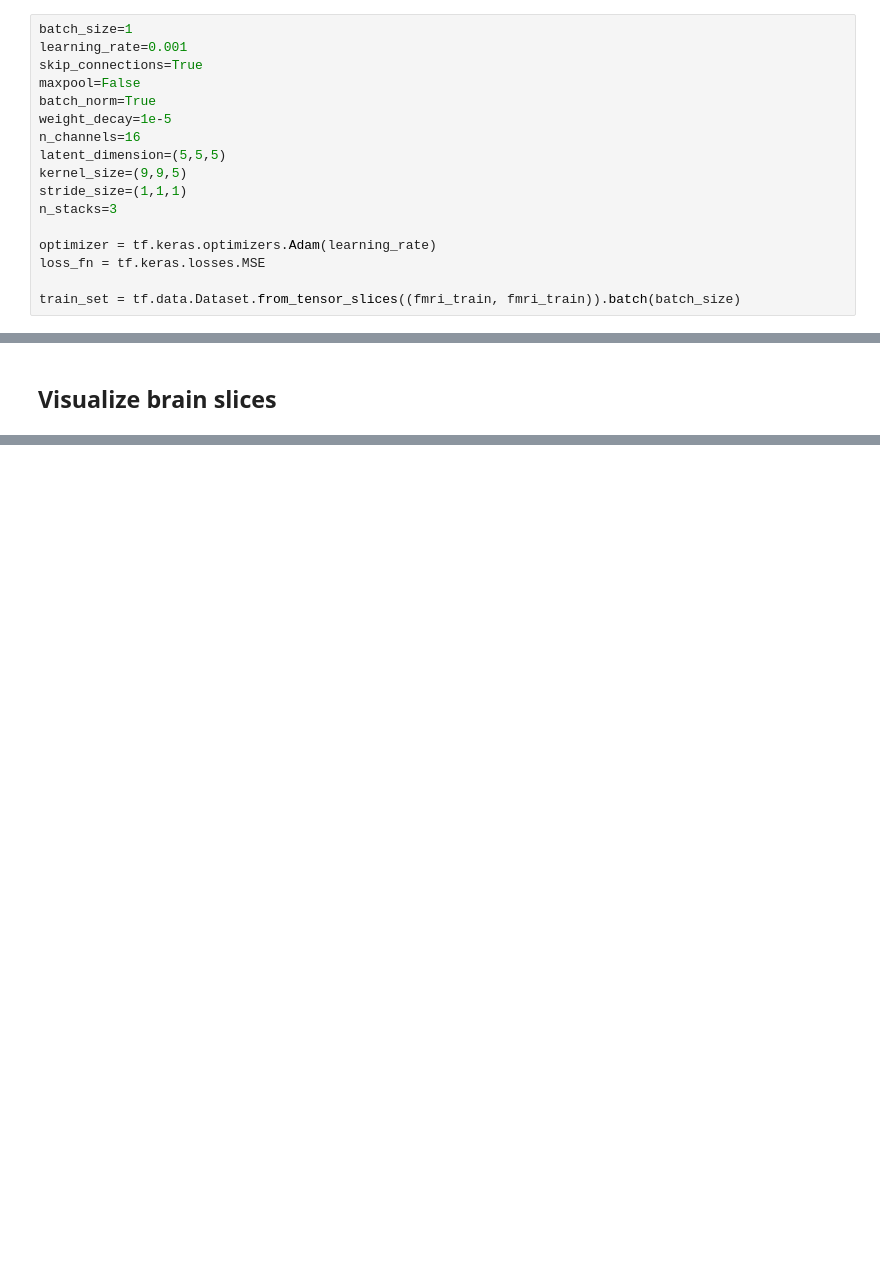
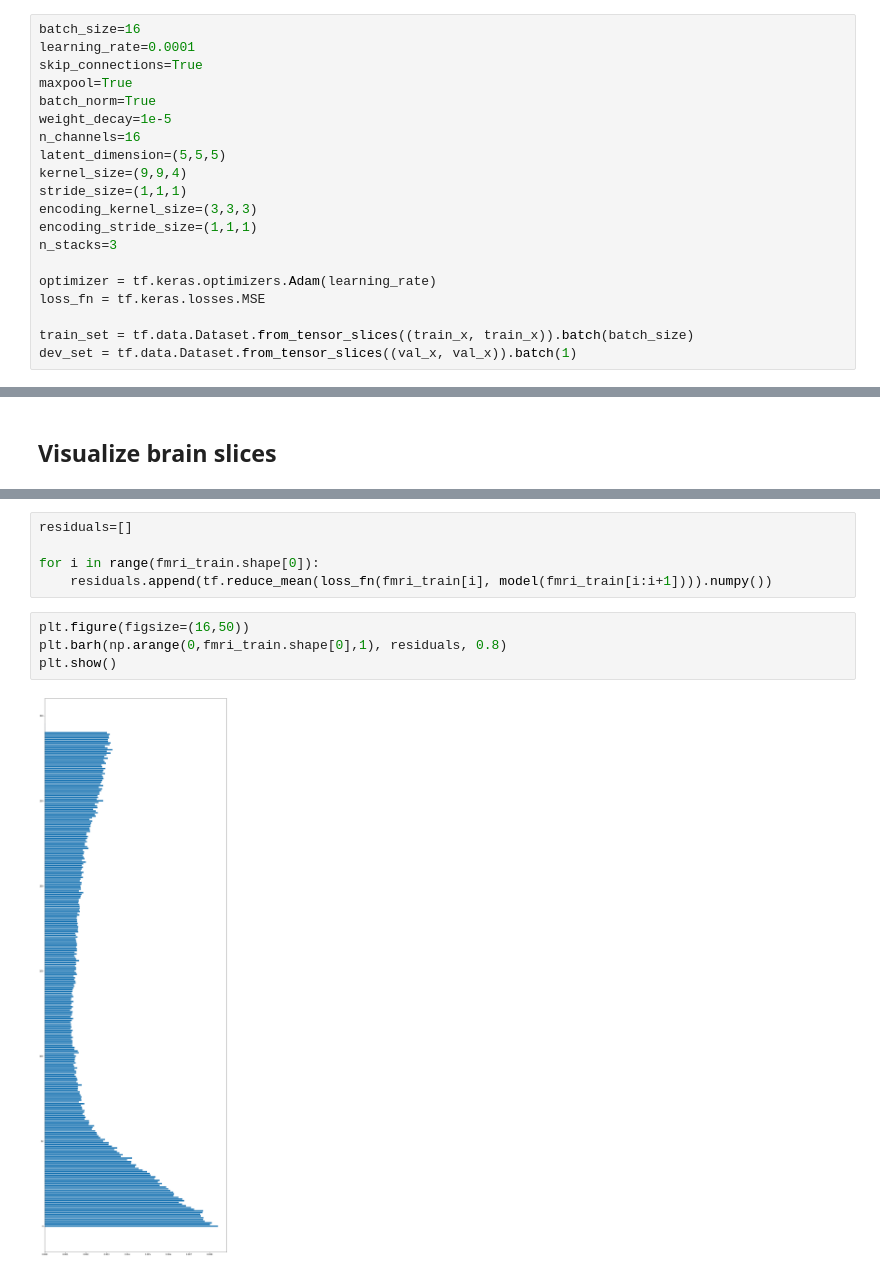
Before and after one commit to DCalhas/eeg_to_fmri, a Jupyter notebook: src/notebooks/fmri_ae_tests.ipynb, the cells around one changed output, grey strips where cells are left out. Cells and saved outputs as stored; diff of their text form; blank space fills up the shorter version.

```diff
--- a/src/notebooks/fmri_ae_tests.ipynb
+++ b/src/notebooks/fmri_ae_tests.ipynb
@@ -47,22 +58,25 @@ I: Pairs Created
 # %% [markdown]
 ## Create dataset and hyperparameter definition
 # %%
-batch_size=1
-learning_rate=0.001
+batch_size=16
+learning_rate=0.0001
 skip_connections=True
-maxpool=False
+maxpool=True
 batch_norm=True
 weight_decay=1e-5
 n_channels=16
 latent_dimension=(5,5,5)
-kernel_size=(9,9,5)
+kernel_size=(9,9,4)
 stride_size=(1,1,1)
+encoding_kernel_size=(3,3,3)
+encoding_stride_size=(1,1,1)
 n_stacks=3
 
 optimizer = tf.keras.optimizers.Adam(learning_rate)
 loss_fn = tf.keras.losses.MSE
 
-train_set = tf.data.Dataset.from_tensor_slices((fmri_train, fmri_train)).batch(batch_size)
+train_set = tf.data.Dataset.from_tensor_slices((train_x, train_x)).batch(batch_size)
+dev_set = tf.data.Dataset.from_tensor_slices((val_x, val_x)).batch(1)
 # %% [markdown]
 ## Build model
 # %%
@@ -119,0 +219,11 @@ NCAONS
+# %%
+residuals=[]
+
+for i in range(fmri_train.shape[0]):
+    residuals.append(tf.reduce_mean(loss_fn(fmri_train[i], model(fmri_train[i:i+1]))).numpy())
+# %%
+plt.figure(figsize=(16,50))
+plt.barh(np.arange(0,fmri_train.shape[0],1), residuals, 0.8)
+plt.show()
+# %% [output]
+[figure, added]
```
Also changed, not shown: parts of 14 cells of this notebook, 5 other files.
